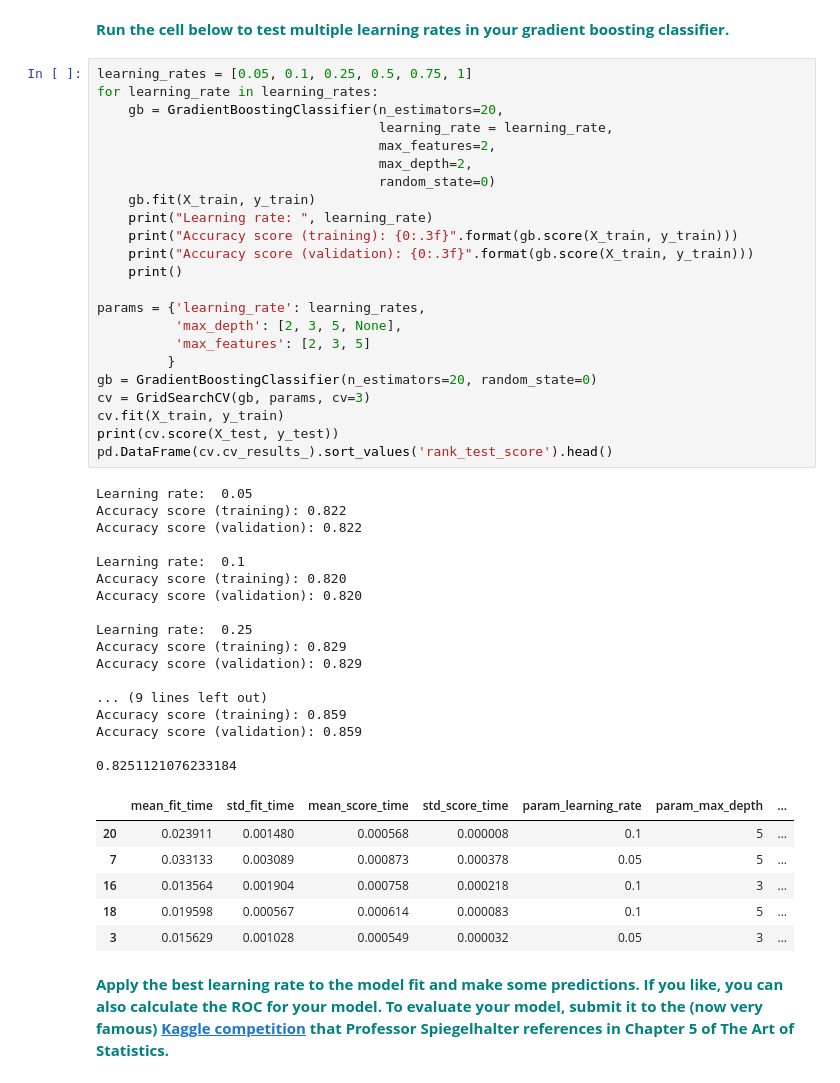
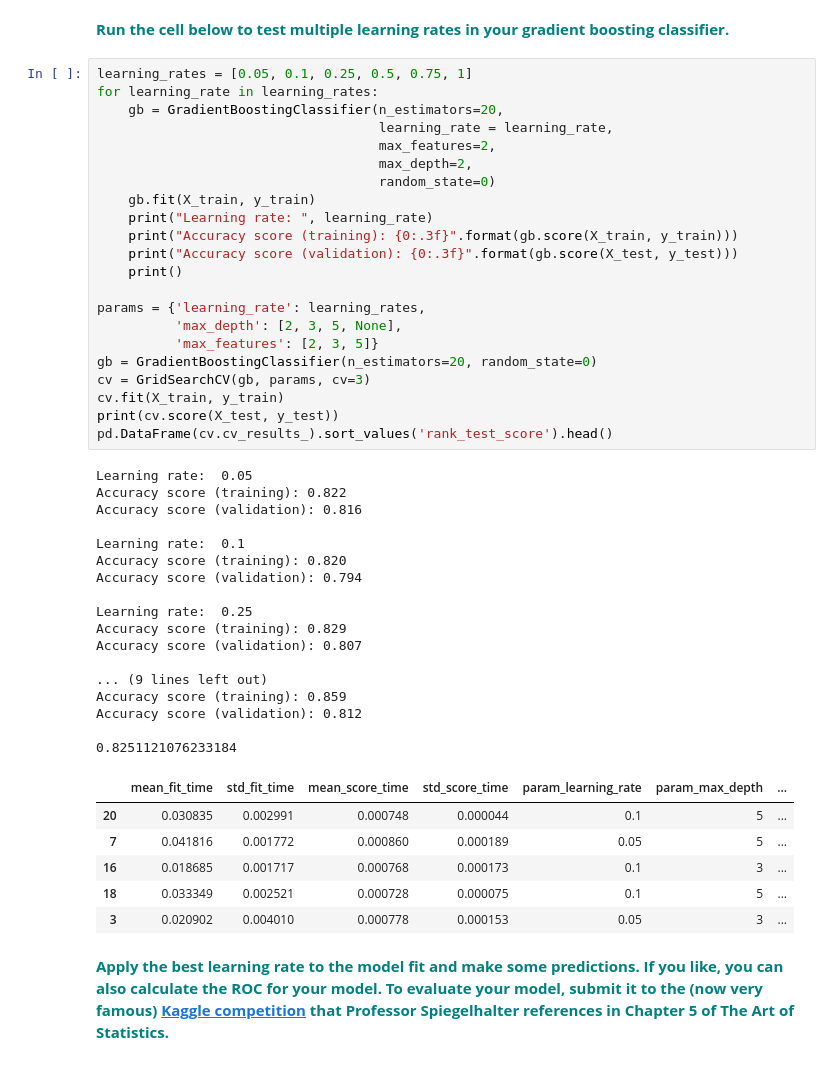
Before and after one commit to suzutomato/springboard, a Jupyter notebook: unit_14/14.5/gradient_boosting_case_study.ipynb, the cells around one changed output. Saved outputs shown, nothing was run; the diff lists cells and outputs as text.

```diff
--- a/unit_14/14.5/gradient_boosting_case_study.ipynb
+++ b/unit_14/14.5/gradient_boosting_case_study.ipynb
@@ -270,45 +270,44 @@ for learning_rate in learning_rates:
                                     max_features=2,
                                     max_depth=2,
                                     random_state=0)
     gb.fit(X_train, y_train)
     print("Learning rate: ", learning_rate)
     print("Accuracy score (training): {0:.3f}".format(gb.score(X_train, y_train)))
-    print("Accuracy score (validation): {0:.3f}".format(gb.score(X_train, y_train)))
+    print("Accuracy score (validation): {0:.3f}".format(gb.score(X_test, y_test)))
     print()
 
 params = {'learning_rate': learning_rates,
           'max_depth': [2, 3, 5, None],
-          'max_features': [2, 3, 5]
-         }
+          'max_features': [2, 3, 5]}
 gb = GradientBoostingClassifier(n_estimators=20, random_state=0)
 cv = GridSearchCV(gb, params, cv=3)
 cv.fit(X_train, y_train)
 print(cv.score(X_test, y_test))
 pd.DataFrame(cv.cv_results_).sort_values('rank_test_score').head()
 # %% [output]
 Learning rate:  0.05
 Accuracy score (training): 0.822
-Accuracy score (validation): 0.822
+Accuracy score (validation): 0.816
 
 Learning rate:  0.1
 Accuracy score (training): 0.820
-Accuracy score (validation): 0.820
+Accuracy score (validation): 0.794
 
 Learning rate:  0.25
 Accuracy score (training): 0.829
-Accuracy score (validation): 0.829
+Accuracy score (validation): 0.807
 
 ... (9 lines left out)
 Accuracy score (training): 0.859
-Accuracy score (validation): 0.859
+Accuracy score (validation): 0.812
 
 0.8251121076233184
 |  | mean_fit_time | std_fit_time | mean_score_time | std_score_time | param_learning_rate | param_max_depth | ... |
-| 20 | 0.023911 | 0.001480 | 0.000568 | 0.000008 | 0.1 | 5 | ... |
-| 7 | 0.033133 | 0.003089 | 0.000873 | 0.000378 | 0.05 | 5 | ... |
-| 16 | 0.013564 | 0.001904 | 0.000758 | 0.000218 | 0.1 | 3 | ... |
-| 18 | 0.019598 | 0.000567 | 0.000614 | 0.000083 | 0.1 | 5 | ... |
-| 3 | 0.015629 | 0.001028 | 0.000549 | 0.000032 | 0.05 | 3 | ... |
+| 20 | 0.030835 | 0.002991 | 0.000748 | 0.000044 | 0.1 | 5 | ... |
+| 7 | 0.041816 | 0.001772 | 0.000860 | 0.000189 | 0.05 | 5 | ... |
+| 16 | 0.018685 | 0.001717 | 0.000768 | 0.000173 | 0.1 | 3 | ... |
+| 18 | 0.033349 | 0.002521 | 0.000728 | 0.000075 | 0.1 | 5 | ... |
+| 3 | 0.020902 | 0.004010 | 0.000778 | 0.000153 | 0.05 | 3 | ... |
 # %% [markdown]
 **<font color='teal'>Apply the best learning rate to the model fit and make some predictions. If you like, you can also calculate the ROC for your model. To evaluate your model, submit it to the (now very famous) [Kaggle competition](https://www.kaggle.com/c/titanic/) that Professor Spiegelhalter references in Chapter 5 of The Art of Statistics.</font>**
 # %%
```
Also changed, not shown: 1 other file.
